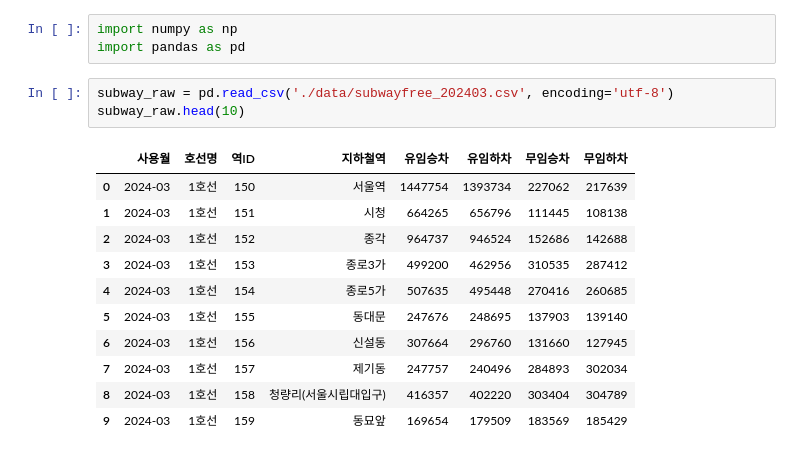
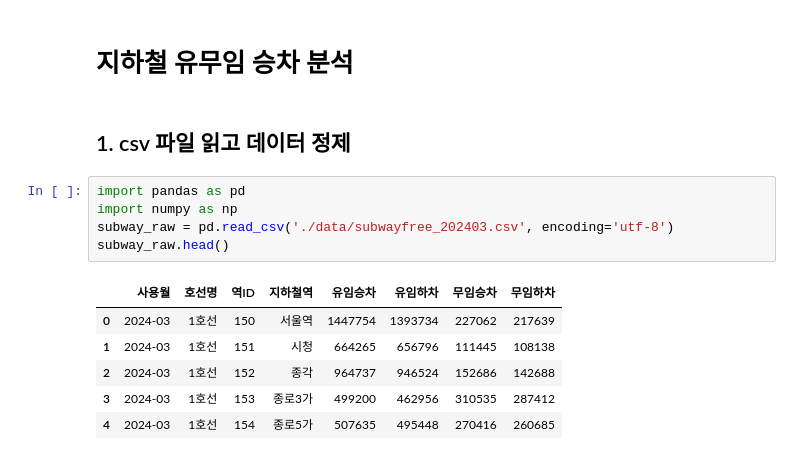
Before and after one commit to SHU-Webbb/DataAnalysis, a Jupyter notebook: Exercise02_대중교통 데이터 시각화.ipynb, the cells around one changed output. Cells and saved outputs as stored; diff of their text form.

```diff
--- a/Exercise02_대중교통 데이터 시각화.ipynb
+++ b/Exercise02_대중교통 데이터 시각화.ipynb
@@ -6,18 +1,16 @@
-# %%
-import numpy as np
-import pandas as pd
+# %% [markdown]
+# 지하철 유무임 승차 분석
+# %% [markdown]
+## 1. csv 파일 읽고 데이터 정제
 # %%
+import pandas as pd
+import numpy as np
 subway_raw = pd.read_csv('./data/subwayfree_202403.csv', encoding='utf-8')
-subway_raw.head(10)
+subway_raw.head()
 # %% [output]
 |  | 사용월 | 호선명 | 역ID | 지하철역 | 유임승차 | 유임하차 | 무임승차 | 무임하차 |
 | 0 | 2024-03 | 1호선 | 150 | 서울역 | 1447754 | 1393734 | 227062 | 217639 |
 | 1 | 2024-03 | 1호선 | 151 | 시청 | 664265 | 656796 | 111445 | 108138 |
 | 2 | 2024-03 | 1호선 | 152 | 종각 | 964737 | 946524 | 152686 | 142688 |
 | 3 | 2024-03 | 1호선 | 153 | 종로3가 | 499200 | 462956 | 310535 | 287412 |
 | 4 | 2024-03 | 1호선 | 154 | 종로5가 | 507635 | 495448 | 270416 | 260685 |
-| 5 | 2024-03 | 1호선 | 155 | 동대문 | 247676 | 248695 | 137903 | 139140 |
-| 6 | 2024-03 | 1호선 | 156 | 신설동 | 307664 | 296760 | 131660 | 127945 |
-| 7 | 2024-03 | 1호선 | 157 | 제기동 | 247757 | 240496 | 284893 | 302034 |
-| 8 | 2024-03 | 1호선 | 158 | 청량리(서울시립대입구) | 416357 | 402220 | 303404 | 304789 |
-| 9 | 2024-03 | 1호선 | 159 | 동묘앞 | 169654 | 179509 | 183569 | 185429 |
```
Also changed, not shown: parts of 35 cells of this notebook, 15 other files.
